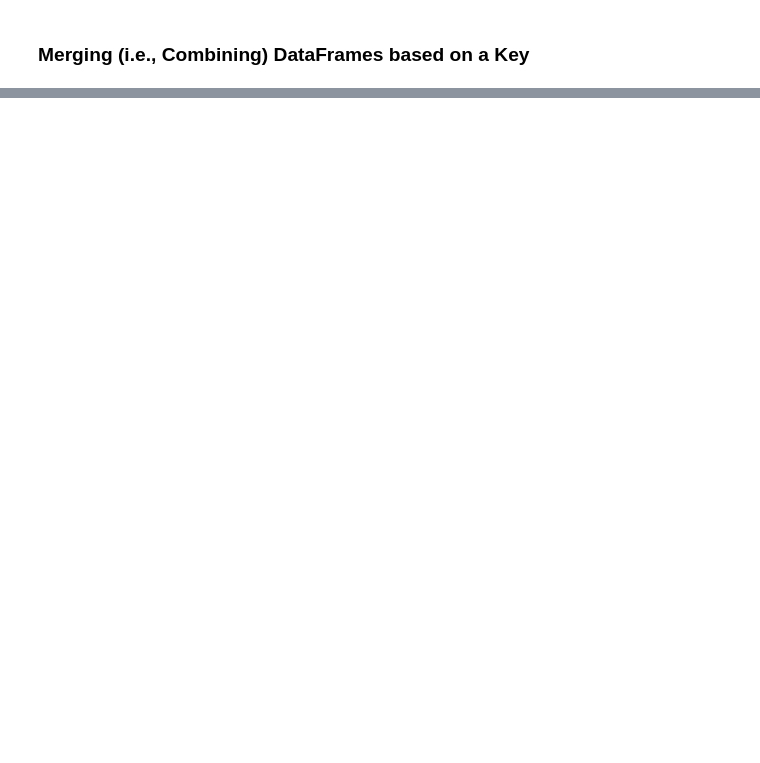
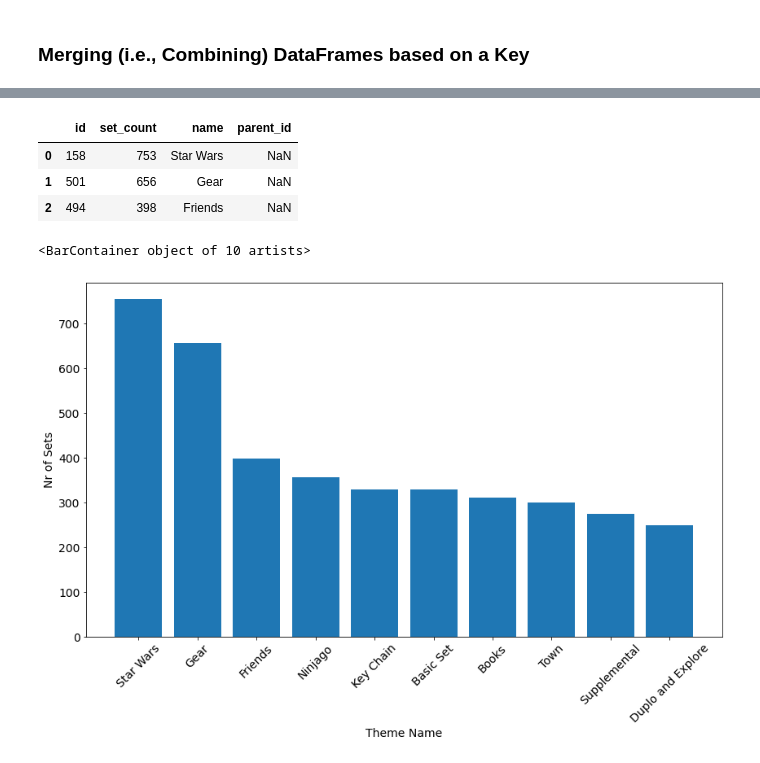
Before and after one commit to SadSack963/day-73_LEGO_aggregate, a Jupyter notebook: Lego_Analysis_for_Course_(start).ipynb, the cells around one changed output, grey strips where cells are left out. Drawn from its saved outputs; the diff is of its cells as text; code cells hidden in the pictures; blank space fills up the shorter version.

```diff
--- a/Lego_Analysis_for_Course_(start).ipynb
+++ b/Lego_Analysis_for_Course_(start).ipynb
@@ -279,0 +364,6 @@ The themes.csv file has the actual theme names. The sets .csv has <code>theme_id
+# %%
+# Search for the name 'Star Wars'.
+# themes_df['name']
+# star_wars_theme_ids = themes_df.loc[themes_df['name'] == 'Star Wars']
+star_wars_theme_ids = themes_df[themes_df.name == 'Star Wars']
+star_wars_theme_ids
@@ -280,2 +408,7 @@ The themes.csv file has the actual theme names. The sets .csv has <code>theme_id
 # %% [markdown]
 ### Merging (i.e., Combining) DataFrames based on a Key
+# %%
+# Convert the Series into a DataFrame by providing a dictionary so that we get column names
+set_theme_count_df = pd.DataFrame({'id': set_theme_count_series.index,
+                                  'set_count': set_theme_count_series.values})
+set_theme_count_df
@@ -281,0 +429,6 @@ The themes.csv file has the actual theme names. The sets .csv has <code>theme_id
+# %%
+# To .merge() two DataFrame along a particular column, we need to provide our two DataFrames
+# and then the column name on which to merge.
+# Merge set_theme_count_df and star_wars_theme_ids on id
+merged_df = pd.merge(set_theme_count_df, star_wars_theme_ids, on='id')
+merged_df
@@ -281,0 +441,20 @@ The themes.csv file has the actual theme names. The sets .csv has <code>theme_id
+# %%
+merged_df = pd.merge(set_theme_count_df, themes_df, on='id')
+merged_df[:3]
+# %% [output]
+|  | id | set_count | name | parent_id |
+| 0 | 158 | 753 | Star Wars | NaN |
+| 1 | 501 | 656 | Gear | NaN |
+| 2 | 494 | 398 | Friends | NaN |
+# %%
+# Plot the top 10 themes on a chart.
+plt.figure(figsize=(14,8))
+plt.xticks(fontsize=14, rotation=45)
+plt.yticks(fontsize=14)
+plt.ylabel('Nr of Sets', fontsize=14)
+plt.xlabel('Theme Name', fontsize=14)
+
+plt.bar(merged_df.name[:10], merged_df.set_count[:10])
+# %% [output]
+<BarContainer object of 10 artists>
+[figure, added]
```
Also changed, not shown: parts of 17 cells of this notebook.
